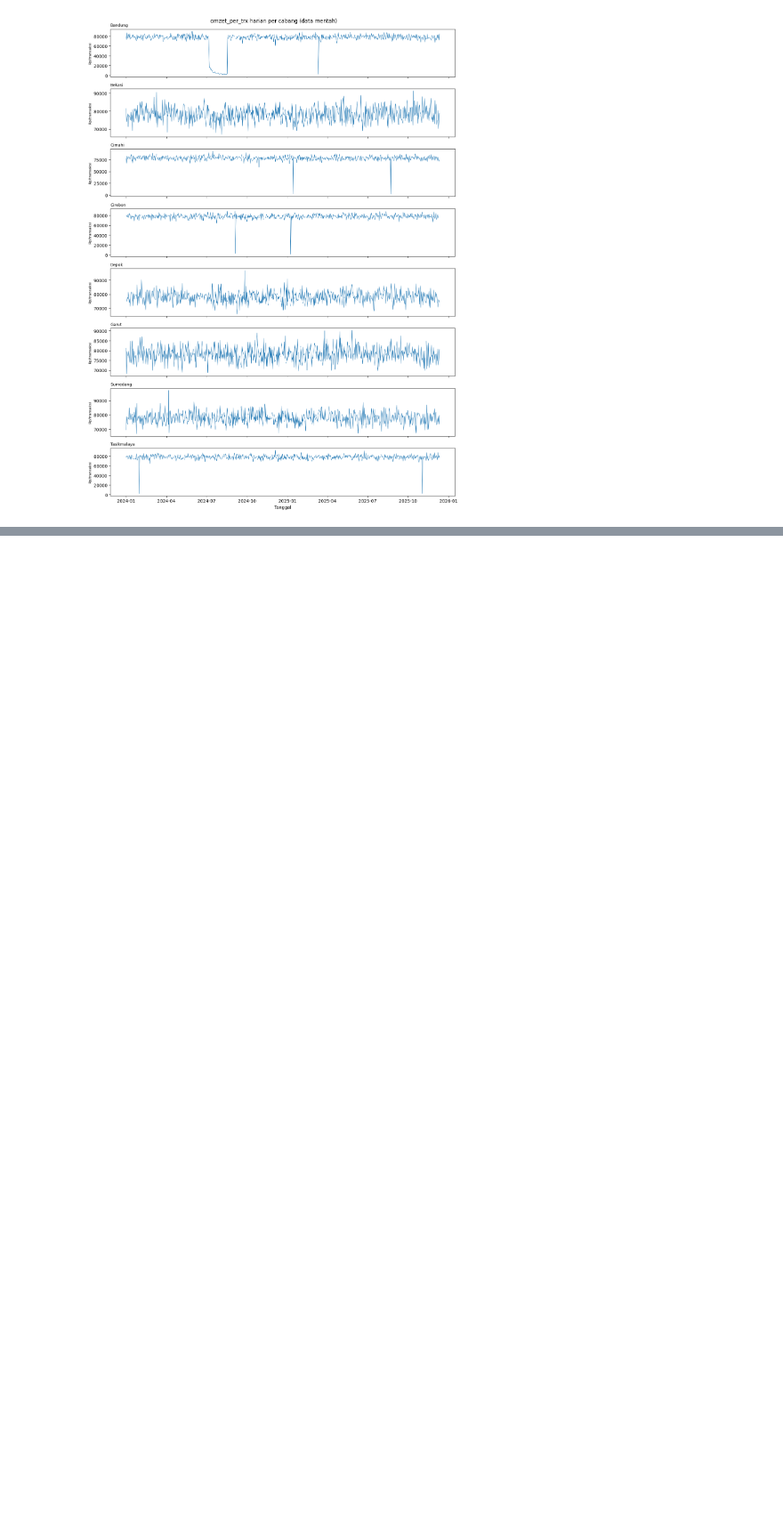
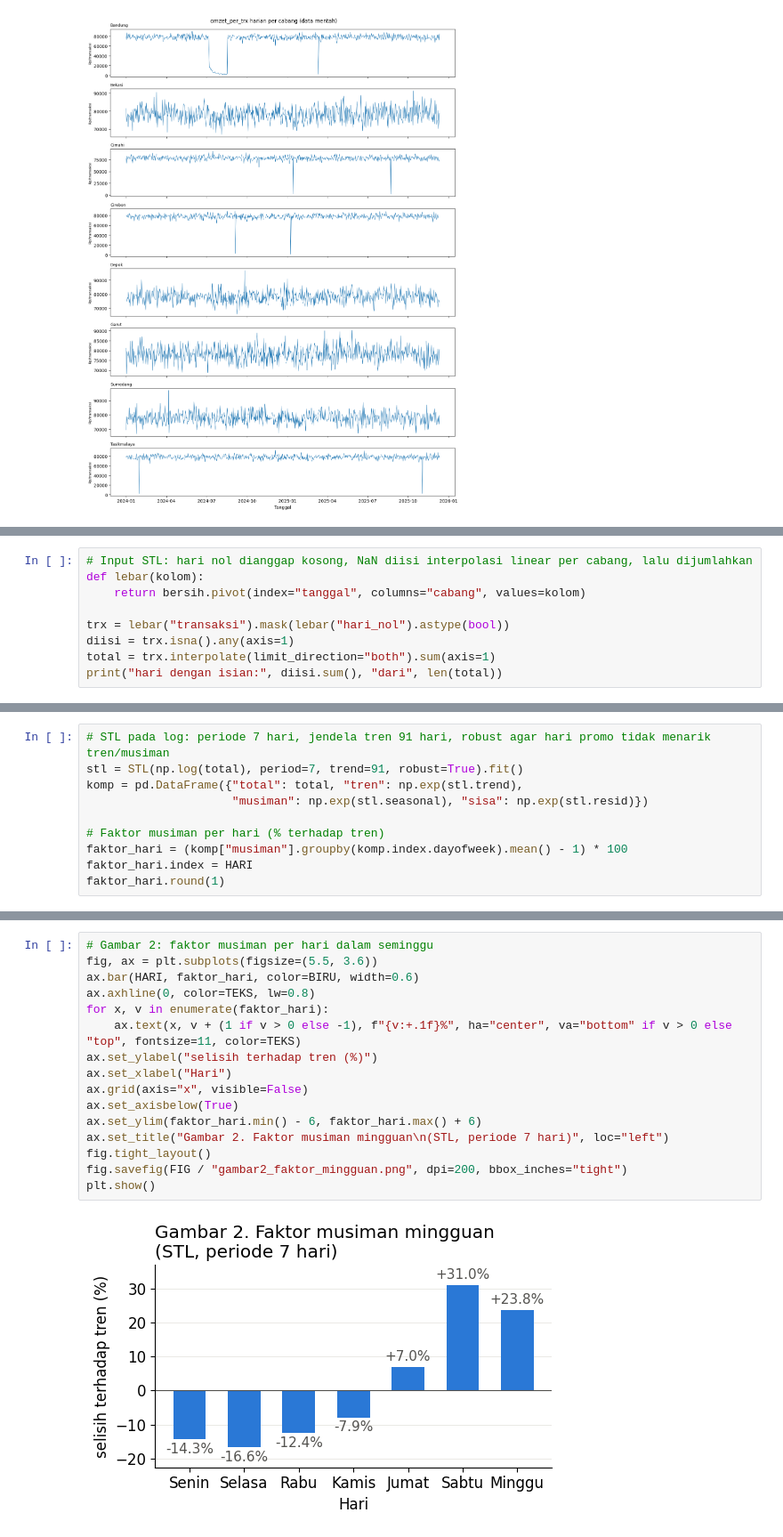
Before and after one commit to salmanrachmadi/visualization-data, a Jupyter notebook: week5/notebooks/Tugas2-TS-203012420009-Salman.ipynb, the cells around one changed output, grey strips where cells are left out. Shown at 89% size. Drawn from its saved outputs; the diff is of its cells as text; blank space fills up the shorter version.

```diff
--- a/week5/notebooks/Tugas2-TS-203012420009-Salman.ipynb
+++ b/week5/notebooks/Tugas2-TS-203012420009-Salman.ipynb
@@ -451,0 +661,9 @@ plot_per_cabang("omzet_per_trx", "Rp/transaksi")
+# %%
+# Input STL: hari nol dianggap kosong, NaN diisi interpolasi linear per cabang, lalu dijumlahkan
+def lebar(kolom):
+    return bersih.pivot(index="tanggal", columns="cabang", values=kolom)
+
+trx = lebar("transaksi").mask(lebar("hari_nol").astype(bool))
+diisi = trx.isna().any(axis=1)
+total = trx.interpolate(limit_direction="both").sum(axis=1)
+print("hari dengan isian:", diisi.sum(), "dari", len(total))
@@ -451,0 +692,10 @@ plot_per_cabang("omzet_per_trx", "Rp/transaksi")
+# %%
+# STL pada log: periode 7 hari, jendela tren 91 hari, robust agar hari promo tidak menarik tren/musiman
+stl = STL(np.log(total), period=7, trend=91, robust=True).fit()
+komp = pd.DataFrame({"total": total, "tren": np.exp(stl.trend),
+                     "musiman": np.exp(stl.seasonal), "sisa": np.exp(stl.resid)})
+
+# Faktor musiman per hari (% terhadap tren)
+faktor_hari = (komp["musiman"].groupby(komp.index.dayofweek).mean() - 1) * 100
+faktor_hari.index = HARI
+faktor_hari.round(1)
@@ -451,0 +793,18 @@ plot_per_cabang("omzet_per_trx", "Rp/transaksi")
+# %%
+# Gambar 2: faktor musiman per hari dalam seminggu
+fig, ax = plt.subplots(figsize=(5.5, 3.6))
+ax.bar(HARI, faktor_hari, color=BIRU, width=0.6)
+ax.axhline(0, color=TEKS, lw=0.8)
+for x, v in enumerate(faktor_hari):
+    ax.text(x, v + (1 if v > 0 else -1), f"{v:+.1f}%", ha="center", va="bottom" if v > 0 else "top", fontsize=11, color=TEKS)
+ax.set_ylabel("selisih terhadap tren (%)")
+ax.set_xlabel("Hari")
+ax.grid(axis="x", visible=False)
+ax.set_axisbelow(True)
+ax.set_ylim(faktor_hari.min() - 6, faktor_hari.max() + 6)
+ax.set_title("Gambar 2. Faktor musiman mingguan\n(STL, periode 7 hari)", loc="left")
+fig.tight_layout()
+fig.savefig(FIG / "gambar2_faktor_mingguan.png", dpi=200, bbox_inches="tight")
+plt.show()
+# %% [output]
+[figure, added]
```
Also changed, not shown: parts of 53 cells of this notebook, 7 other files.
